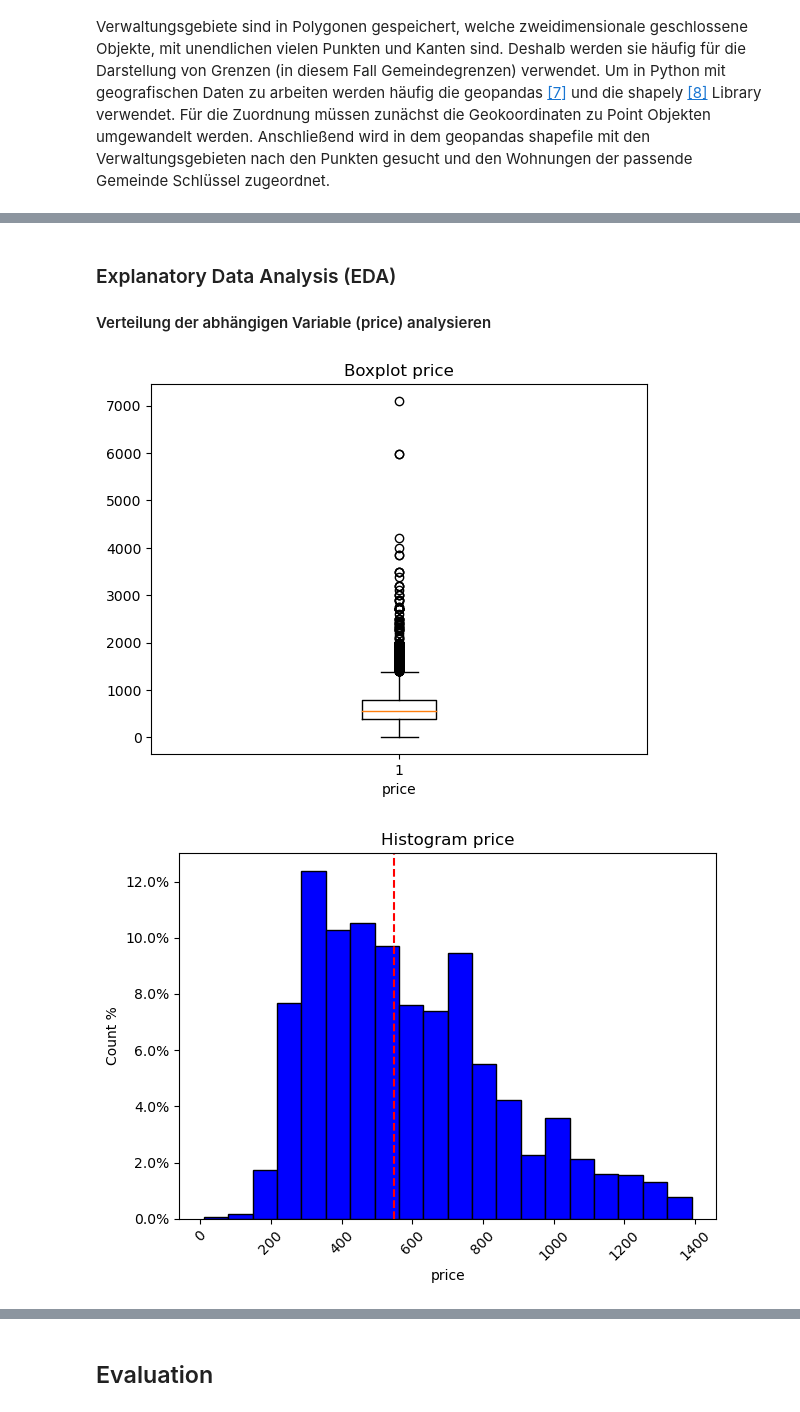
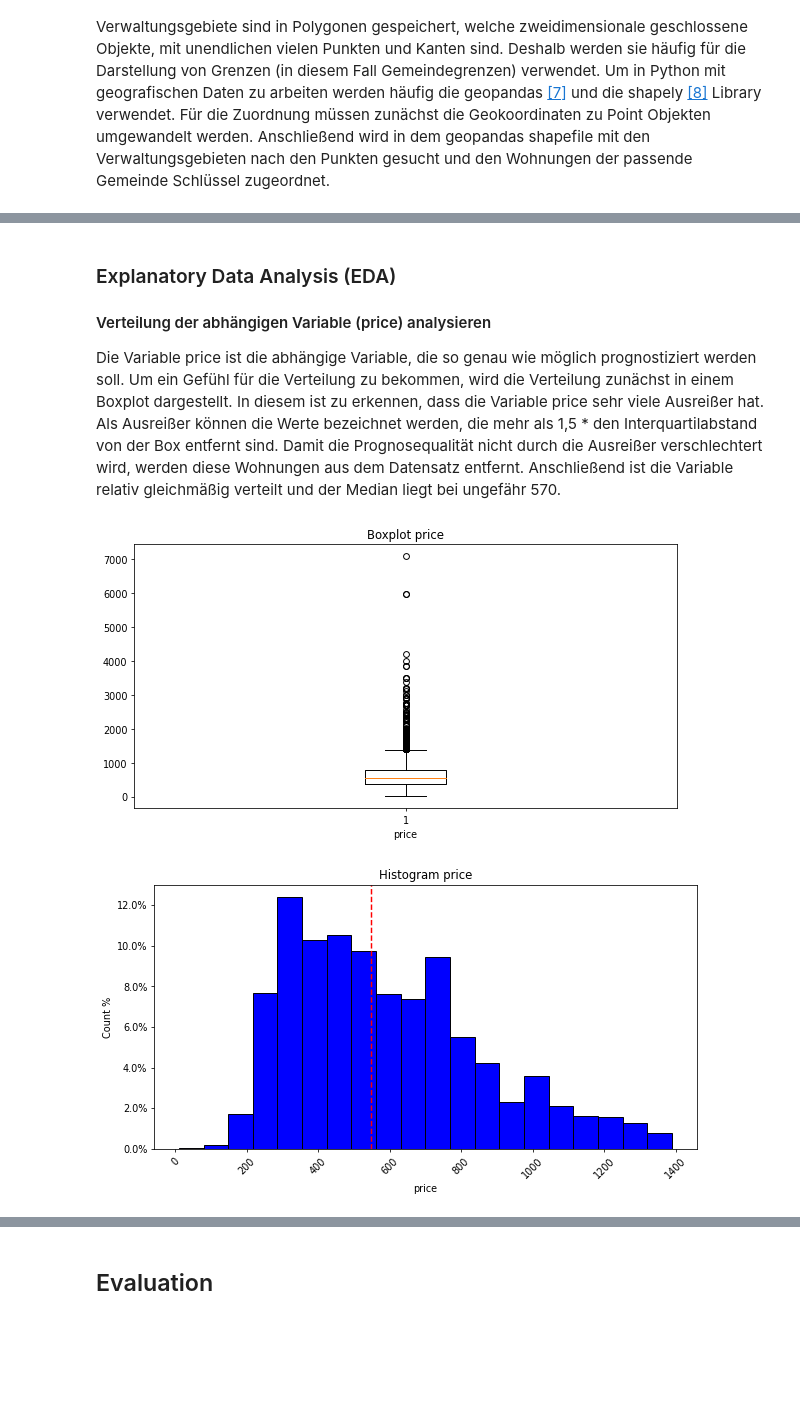
Before and after one commit to LeIx1999/AP_House_Prices, a Jupyter notebook: AP_Jannis_Niesen.ipynb, the cells around one changed output, grey strips where cells are left out. Drawn from its saved outputs; the diff is of its cells as text; code cells hidden in the pictures; blank space fills up the shorter version.

```diff
--- a/AP_Jannis_Niesen.ipynb
+++ b/AP_Jannis_Niesen.ipynb
@@ -392,6 +407,7 @@ print(housing_data.head())
-# %% [markdown]
-### Explanatory Data Analysis (EDA)
-#### Verteilung der abhängigen Variable (price) analysieren
+# %% [markdown]
+### Explanatory Data Analysis (EDA)
+#### Verteilung der abhängigen Variable (price) analysieren
+Die Variable price ist die abhängige Variable, die so genau wie möglich prognostiziert werden soll. Um ein Gefühl für die Verteilung zu bekommen, wird die Verteilung zunächst in einem Boxplot dargestellt. In diesem ist zu erkennen, dass die Variable price sehr viele Ausreißer hat. Als Ausreißer können die Werte bezeichnet werden, die mehr als 1,5 * den Interquartilabstand von der Box entfernt sind. Damit die Prognosequalität nicht durch die Ausreißer verschlechtert wird, werden diese Wohnungen aus dem Datensatz entfernt. Anschließend ist die Variable relativ gleichmäßig verteilt und der Median liegt bei ungefähr 570.
 # %%
 # Import packages
 import collections
@@ -400,16 +416,18 @@ import pandas as pd
 import numpy as np
 import matplotlib.pyplot as plt
 import seaborn as sns
-import statistics as st
 import matplotlib.ticker as mtick
 import folium
-from folium.plugins import MarkerCluster
-import branca
 import branca.colormap as cm
 from matplotlib.ticker import PercentFormatter
 from sklearn.preprocessing import LabelEncoder
-from sklearn.feature_extraction.text import TfidfVectorizer
-from sklearn.feature_extraction.text import CountVectorizer
+
+
+%matplotlib inline
+# Configure plot size
+plt.rcParams['figure.figsize'] = [10, 5]
+plt.rcParams['figure.dpi'] = 70
+
 # Read in data
 housing_data = pd.read_excel("data/housing.xlsx", index_col=0, decimal = ",")
 housing_data["floor"] = housing_data["floor"].astype("string")
@@ -435,38 +453,32 @@ housing_data = housing_data[housing_data["price"] <= outlier]
 # Function Histogramm
 def histo(data, var):
     """
     This function creates a histogram based on the variable specified in var.
     The y-axis shows the relation as percentage. The red line marks the median value of var.
 
     Parameters
     ----------
     data : pandas DataFrame
         The dataset containing var
     var : str
         The variable to plot a histogram with
 
     Returns
     ----------
     matplotlib pyplot
         A histogram showing the distribution of the variable var
     """
     plt.hist(data[var], bins=20, color="b", edgecolor="k", weights=np.ones(len(data[var])) / len(data[var]))
     plt.gca().yaxis.set_major_formatter(PercentFormatter(1))
     plt.axvline(data[var].median(), color="r", linestyle="dashed")
     plt.xlabel(var)
     plt.ylabel("Count %")
     plt.title(f'Histogram {var}')
     plt.tick_params(axis="x", rotation=45)
-    plt.tight_layout()
     plt.show()
 
 # Histogram of price
 histo(housing_data, "price")
-
-# Remove obvious outliers and clean data
-housing_data = housing_data[housing_data["square-meters"] <= 500]
-housing_data = housing_data[housing_data["rooms"] < 7.0]
-housing_data = housing_data[housing_data["rooms"] != 2.1]
 # %% [output]
-[figure, old version]
+[figure, new version]
-[figure, old version]
+[figure, new version]
```
Also changed, not shown: parts of 29 cells of this notebook, 5 other files.
